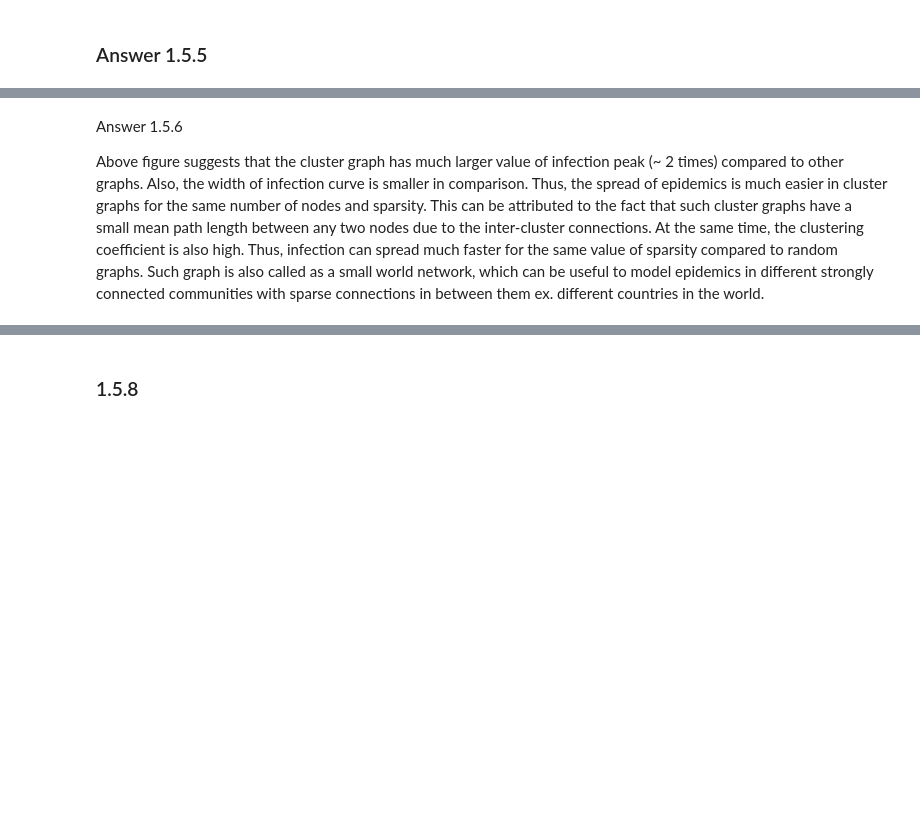
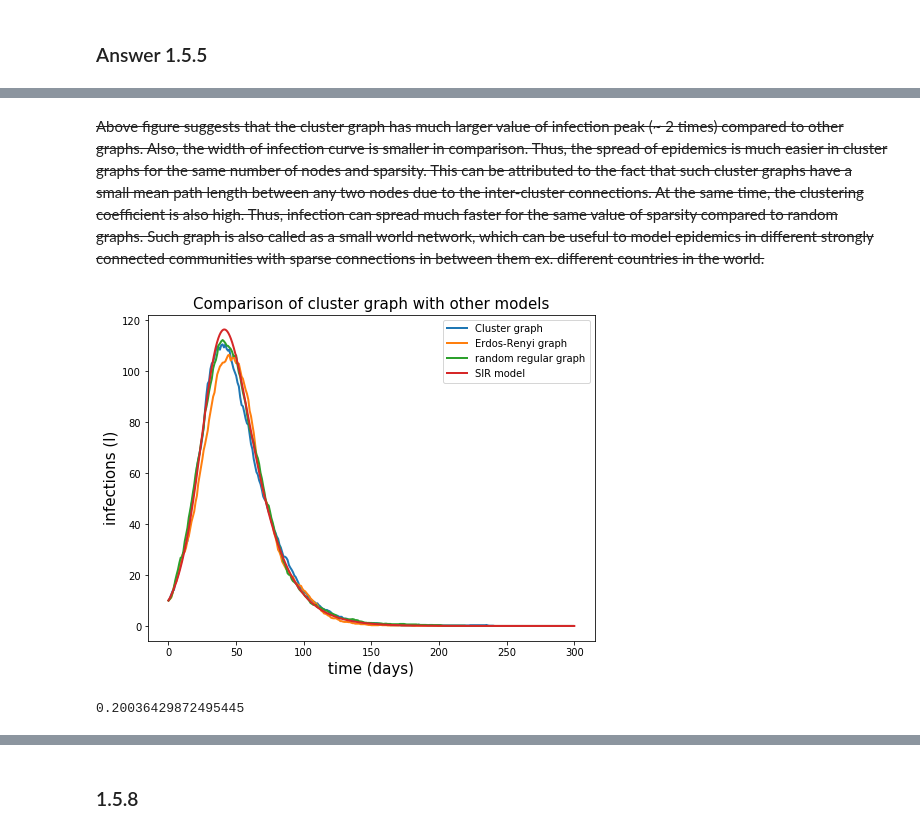
Before and after one commit to KiyarashFarivar/bmnn, a Jupyter notebook: project2/final_project2.ipynb, the cells around one changed output, grey strips where cells are left out. Saved outputs shown, nothing was run; the diff lists cells and outputs as text; code cells hidden in the pictures; blank space fills up the shorter version.

```diff
--- a/project2/final_project2.ipynb
+++ b/project2/final_project2.ipynb
@@ -867,13 +860,19 @@ plt.plot(np.sum(S,axis=0)/S.shape[0]);
 ### Answer 1.5.5
 # %%
 N = 550
+num_clusters = 11
+N_c = N / num_clusters
+P_intra = 1
+P_extra = 0.12
+K = int(P_intra*N_c + P_extra*(N-N_c))
+
 gamma = 1.0/13.0
 dt = 0.01
 s = 0.1
 I0 = 10
 tend = 300
 R0 = 2.3
-K = int(N*s)
+#K = int(N*s)
 G_er = nx.erdos_renyi_graph(N,s)
 G_rr = nx.random_regular_graph(K,N,0)
 S_er,I_er = simulation_graph(G_er,I0,R0,s,tend=tend,modulation = False)
@@ -896,4 +899,43 @@ plt.show()
 # %% [markdown]
-Answer 1.5.6
-
-Above figure suggests that the cluster graph has much larger value of infection peak (~ 2 times) compared to other graphs. Also, the width of infection curve is smaller in comparison. Thus, the spread of epidemics is much easier in cluster graphs for the same number of nodes and sparsity. This can be attributed to the fact that such cluster graphs have a small mean path length between any two nodes due to the inter-cluster connections. At the same time, the clustering coefficient is also high. Thus, infection can spread much faster for the same value of sparsity compared to random graphs. Such graph is also called as a small world network, which can be useful to model epidemics in different strongly connected communities with sparse connections in between them ex. different countries in the world.
+<del>Above figure suggests that the cluster graph has much larger value of infection peak (~ 2 times) compared to other graphs. Also, the width of infection curve is smaller in comparison. Thus, the spread of epidemics is much easier in cluster graphs for the same number of nodes and sparsity. This can be attributed to the fact that such cluster graphs have a small mean path length between any two nodes due to the inter-cluster connections. At the same time, the clustering coefficient is also high. Thus, infection can spread much faster for the same value of sparsity compared to random graphs. Such graph is also called as a small world network, which can be useful to model epidemics in different strongly connected communities with sparse connections in between them ex. different countries in the world.</del>
+# %%
+from scipy.special import comb
+
+E_edges = N/2 * (P_intra*N_c + P_extra*(N-N_c))
+
+sparsity = E_edges/ comb(N,2)
+
+s = sparsity
+
+gamma = 1.0/13.0
+dt = 0.01
+
+I0 = 10
+tend = 300
+R0 = 2.3
+#K = int(N*s)
+G_er = nx.erdos_renyi_graph(N,s)
+G_rr = nx.random_regular_graph(K,N,0)
+S_er,I_er = simulation_graph(G_er,I0,R0,s,tend=tend,modulation = False)
+S_rr,I_rr = simulation_graph(G_rr,I0,R0,s,tend=tend,modulation = False)
+t_sir,S_sir,I_sir,I_max = get_trajectory(gamma, R0, I0, N, tend=tend, modulation=False)
+# %%
+S,I = simulation_graph(G,I0,R0,s,tend=tend, dt=dt,modulation = False, average=10)
+# %%
+fig = plt.figure(figsize=(8,6))
+
+plt.plot(np.sum(I,axis=0)/I.shape[0],label="Cluster graph",linewidth=2)
+plt.plot(np.sum(I_er,axis=0)/I_er.shape[0],label="Erdos-Renyi graph",linewidth=2)
+plt.plot(np.sum(I_rr,axis=0)/I_rr.shape[0],label="random regular graph",linewidth=2)
+plt.plot(np.array(t_sir),N*np.array(I_sir),label="SIR model",linewidth=2)
+plt.xlabel("time (days)",fontsize=15)
+plt.ylabel("infections (I)",fontsize=15)
+plt.title("Comparison of cluster graph with other models",fontsize=15)
+plt.legend()
+plt.show()
+# %% [output]
+[figure, added]
+# %%
+s
+# %% [output]
+0.20036429872495445
```
Also changed, not shown: parts of 16 cells of this notebook.
